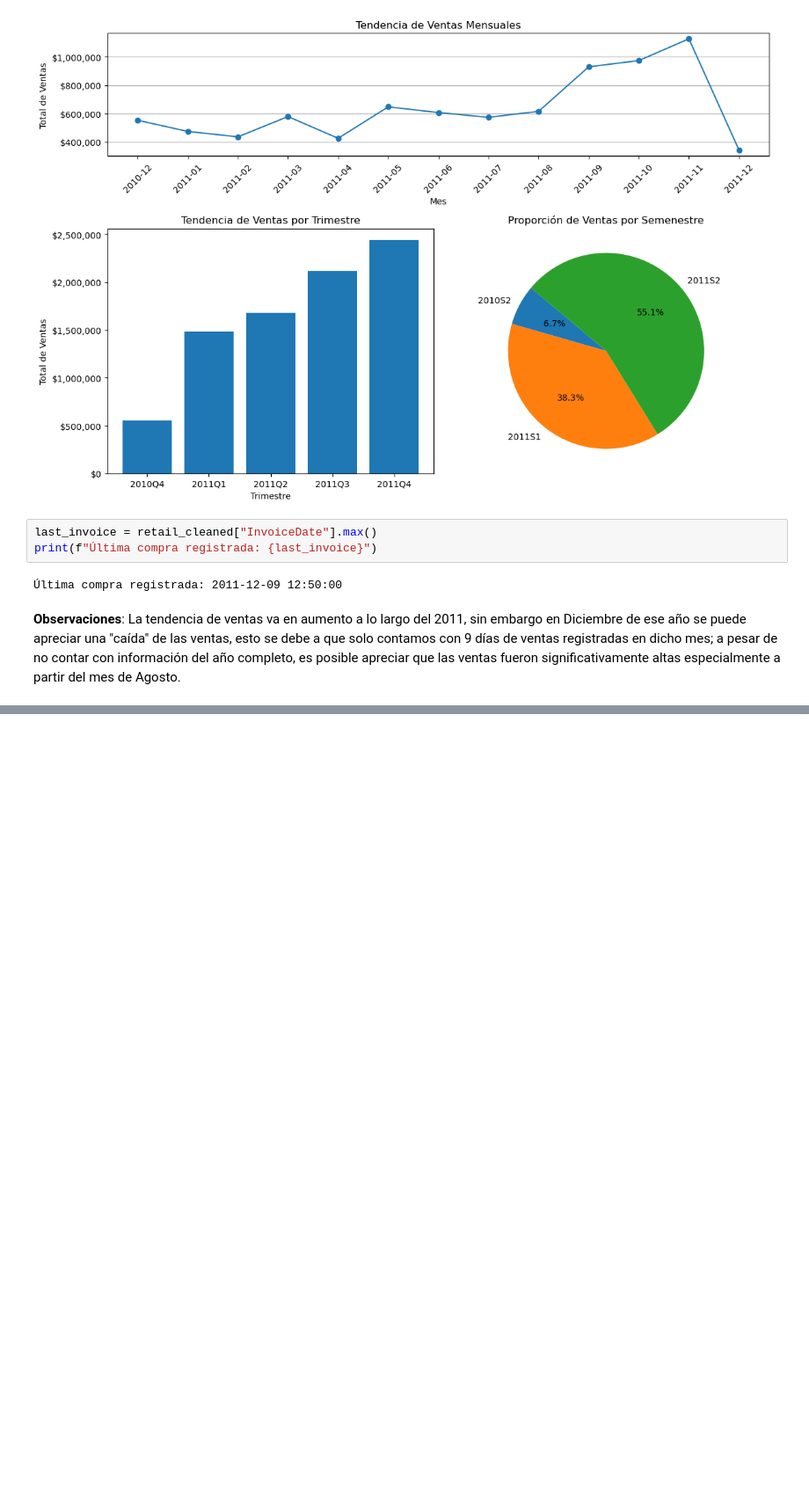
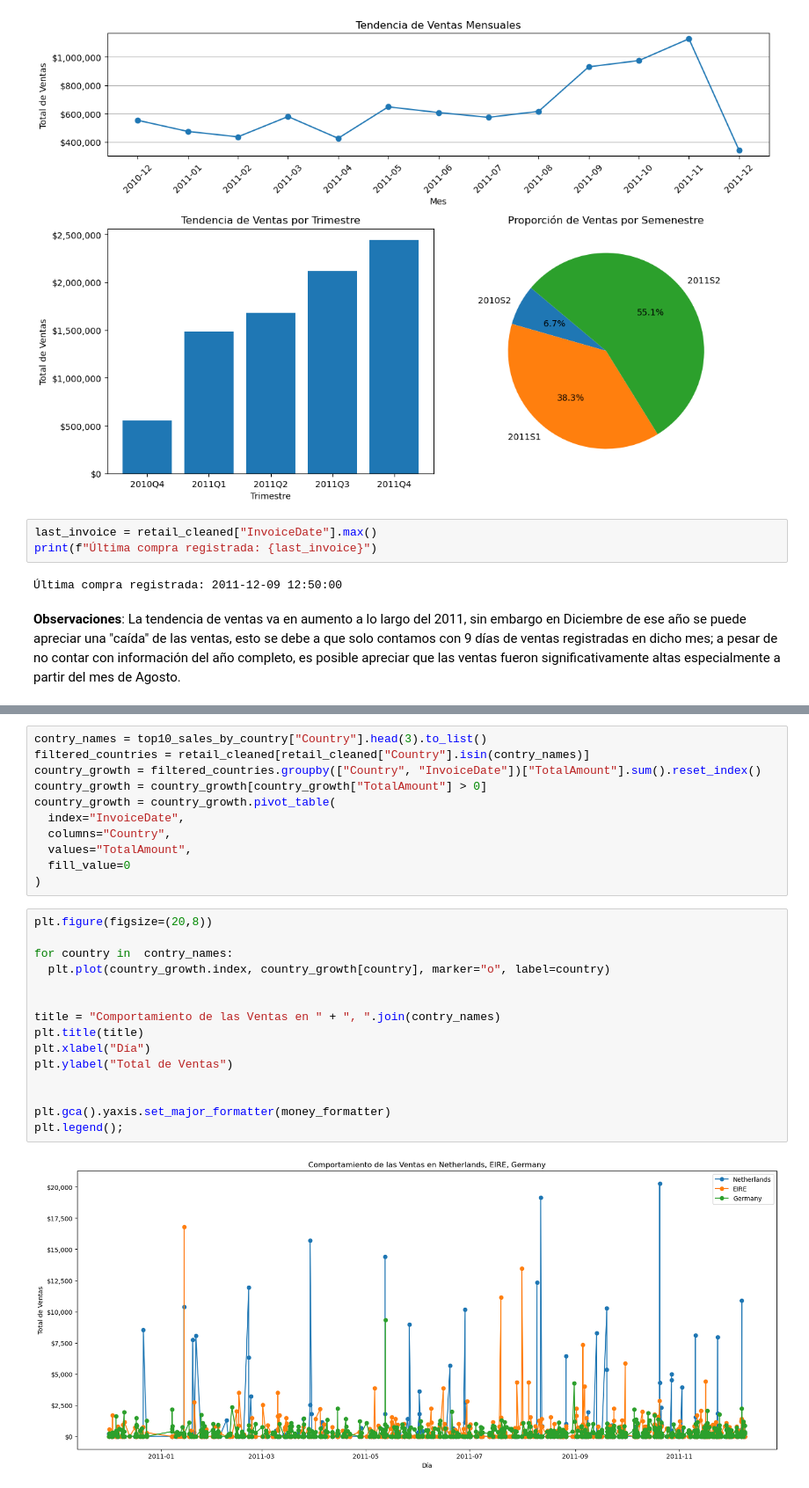
Before and after one commit to pahoalapizco/python_for_data_science, a Jupyter notebook: notebooks/4.0-numpy_pandas_da-analysis_01.ipynb, the cells around one changed output, grey strips where cells are left out. Shown at 88% size. Cells and saved outputs as stored; diff of their text form; blank space fills up the shorter version.

```diff
--- a/notebooks/4.0-numpy_pandas_da-analysis_01.ipynb
+++ b/notebooks/4.0-numpy_pandas_da-analysis_01.ipynb
@@ -593,0 +640,28 @@ print(f"Última compra registrada: {last_invoice}")
+# %%
+contry_names = top10_sales_by_country["Country"].head(3).to_list()
+filtered_countries = retail_cleaned[retail_cleaned["Country"].isin(contry_names)]
+country_growth = filtered_countries.groupby(["Country", "InvoiceDate"])["TotalAmount"].sum().reset_index()
+country_growth = country_growth[country_growth["TotalAmount"] > 0]
+country_growth = country_growth.pivot_table(
+  index="InvoiceDate",
+  columns="Country",
+  values="TotalAmount",
+  fill_value=0
+)
+# %%
+plt.figure(figsize=(20,8))
+
+for country in  contry_names:
+  plt.plot(country_growth.index, country_growth[country], marker="o", label=country)
+
+
+title = "Comportamiento de las Ventas en " + ", ".join(contry_names)
+plt.title(title)
+plt.xlabel("Día")
+plt.ylabel("Total de Ventas")
+
+
+plt.gca().yaxis.set_major_formatter(money_formatter)
+plt.legend();
+# %% [output]
+[figure, added]
```
Also changed, not shown: parts of 9 cells of this notebook.
